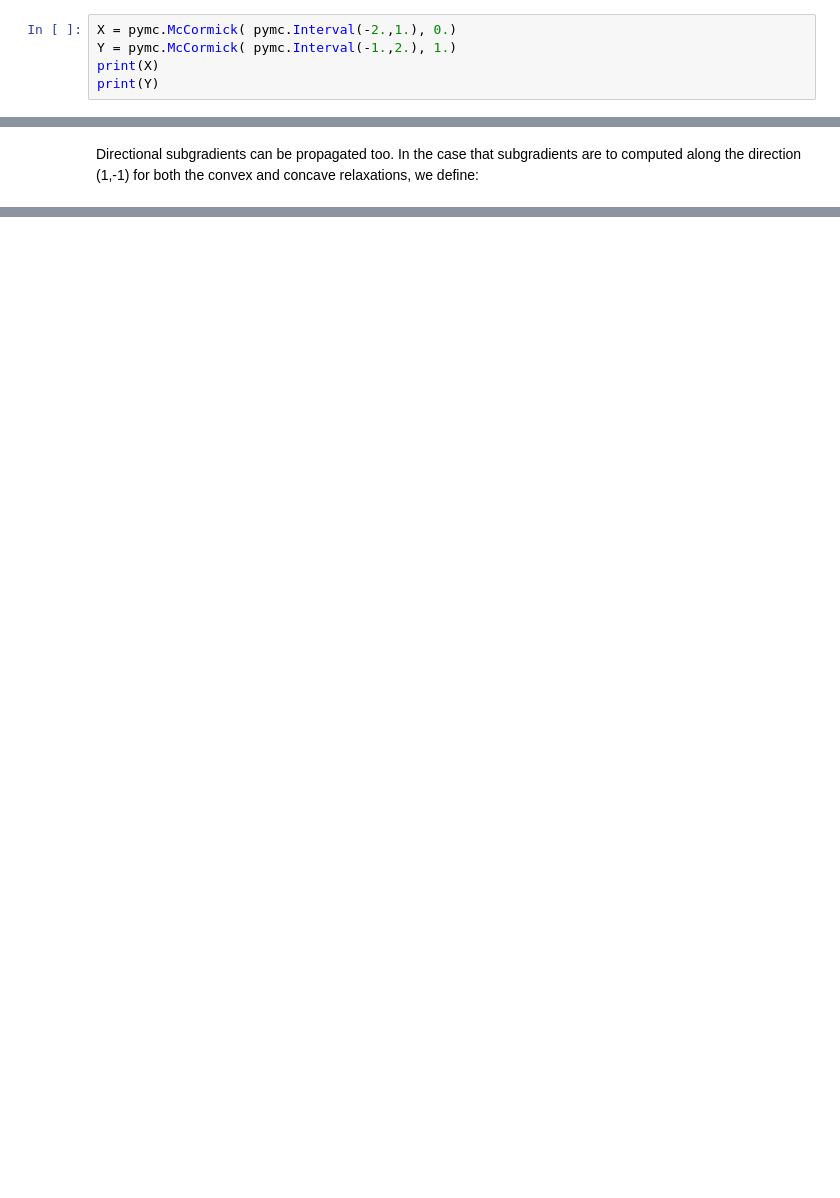
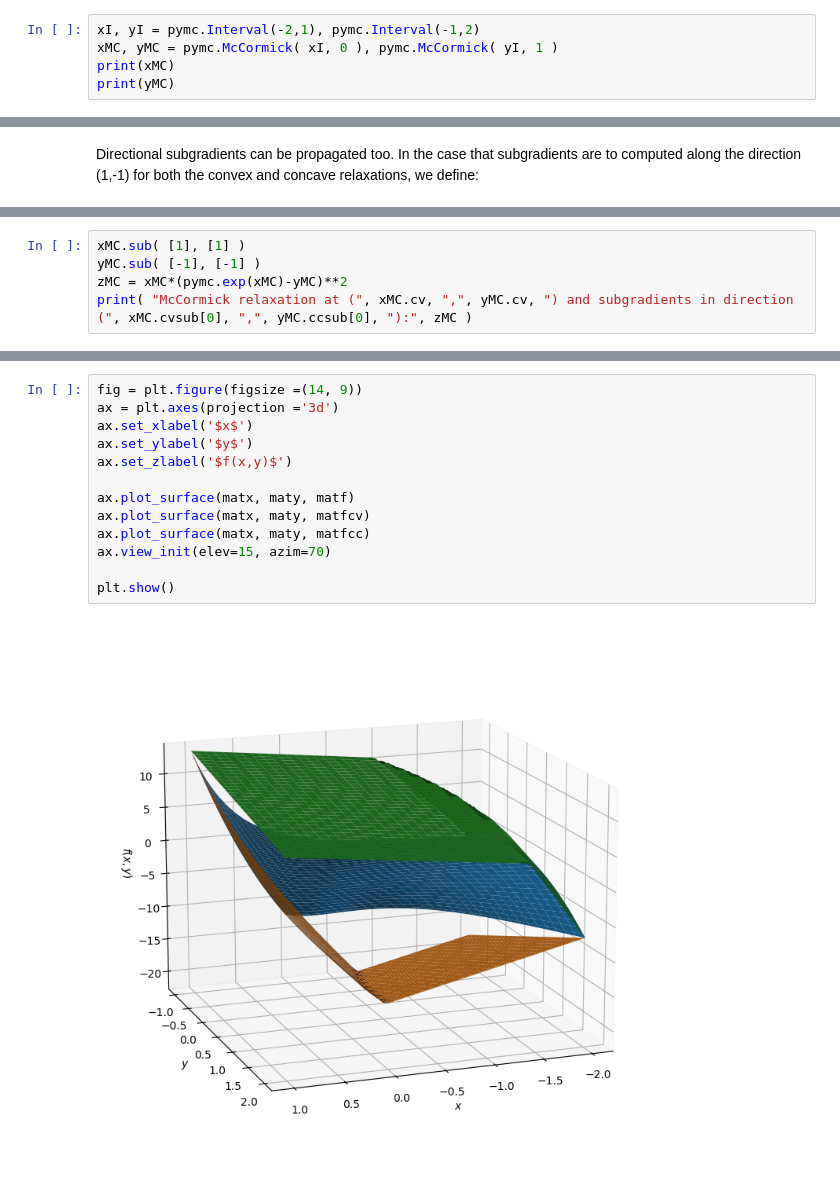
Before and after one commit to omega-icl/mcpp, a Jupyter notebook: src/pymc/mccormick.ipynb, the cells around one changed output, grey strips where cells are left out. Cells and saved outputs as stored; diff of their text form; blank space fills up the shorter version.

Commit message:
Updated python interface to MCCormick relaxation class, including jupyter notebooks

```diff
--- a/src/pymc/mccormick.ipynb
+++ b/src/pymc/mccormick.ipynb
@@ -14,8 +14,8 @@ Then, we proceed by defining the intervals of both variables $x$ and $y$:
 # %%
-X = pymc.McCormick( pymc.Interval(-2.,1.), 0.)
-Y = pymc.McCormick( pymc.Interval(-1.,2.), 1.)
-print(X)
-print(Y)
+xI, yI = pymc.Interval(-2,1), pymc.Interval(-1,2)
+xMC, yMC = pymc.McCormick( xI, 0 ), pymc.McCormick( yI, 1 )
+print(xMC)
+print(yMC)
 # %% [output]
 [ -2.00000e+00 :  1.00000e+00 ] [  0.00000e+00 :  0.00000e+00 ]
 [ -1.00000e+00 :  2.00000e+00 ] [  1.00000e+00 :  1.00000e+00 ]
@@ -100,0 +84,5 @@ The FADBAD++ remains to be done here.
+# %%
+xMC.sub( [1], [1] )
+yMC.sub( [-1], [-1] )
+zMC = xMC*(pymc.exp(xMC)-yMC)**2
+print( "McCormick relaxation at (", xMC.cv, ",", yMC.cv, ") and subgradients in direction (", xMC.cvsub[0], ",", yMC.ccsub[0], "):", zMC )
@@ -100,0 +156,15 @@ The FADBAD++ remains to be done here.
+# %%
+fig = plt.figure(figsize =(14, 9))
+ax = plt.axes(projection ='3d')
+ax.set_xlabel('$x$')
+ax.set_ylabel('$y$')
+ax.set_zlabel('$f(x,y)$')
+
+ax.plot_surface(matx, maty, matf)
+ax.plot_surface(matx, maty, matfcv)
+ax.plot_surface(matx, maty, matfcc)
+ax.view_init(elev=15, azim=70)
+
+plt.show()
+# %% [output]
+[figure, added]
```
Also changed, not shown: parts of 33 cells of this notebook, 8 other files.
